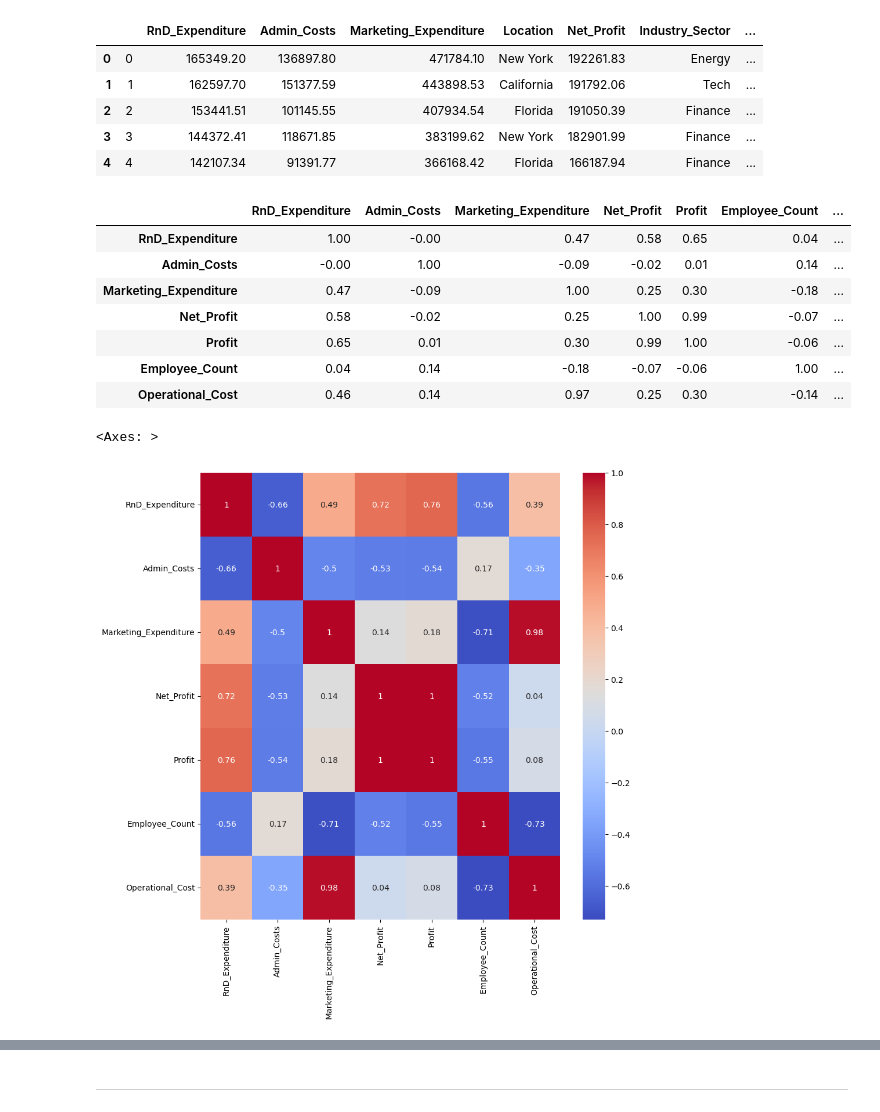
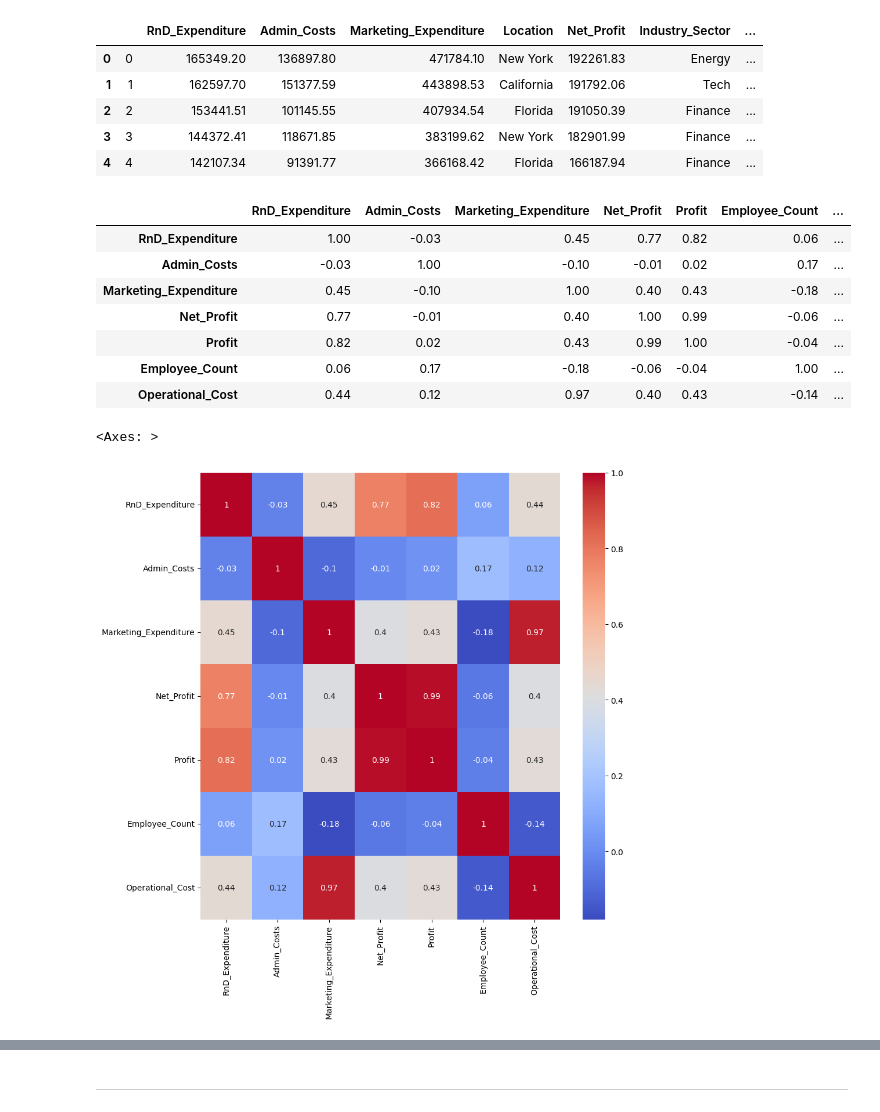
Before and after one commit to lnastri25/POO_UCEMA, a Jupyter notebook: trabajos_practicos/tp_datos/3-startups/startups.ipynb, the cells around one changed output, grey strips where cells are left out. Cells and saved outputs as stored; diff of their text form; code cells hidden in the pictures.

```diff
--- a/trabajos_practicos/tp_datos/3-startups/startups.ipynb
+++ b/trabajos_practicos/tp_datos/3-startups/startups.ipynb
@@ -135,15 +140,21 @@ from funciones.exploratory_data_analysis import is_outlier
 outliers_admin_costs = is_outlier(df_startups["Admin_Costs"], 1.5)
 outlier_values_admin_costs = df_startups["Admin_Costs"][outliers_admin_costs]
 
-# outliers_net_profit = is_outlier(df_startups["Net_Profit"], 1.5)
-# outlier_values_net_profit = df_startups["Net_Profit"][outliers_net_profit]
+outliers_net_profit = is_outlier(df_startups["Net_Profit"], 1.5)
+outlier_values_net_profit = df_startups["Net_Profit"][outliers_net_profit]
+
+outliers_profit = is_outlier(df_startups["Profit"], 1.5)
+outlier_values_profit = df_startups["Profit"][outliers_net_profit]
 
 
 print("Outliers de Admin_Costs:")
 print(outlier_values_admin_costs)
 print("")
-# print("Outliers de Net_Profit:")
-# print(outlier_values_net_profit)
+print("Outliers de Net_Profit:")
+print(outlier_values_net_profit)
+print("")
+print("Outliers de Profit:")
+print(outlier_values_profit)
 # %% [output]
 Outliers de Admin_Costs:
 56    12756.631705
@@ -158,3 +176,7 @@ df_startups = df_startups.drop(outlier_values_admin_costs.index)
+# %%
+df_startups = df_startups.drop(outlier_values_admin_costs.index)
+df_startups = df_startups.drop(outlier_values_net_profit.index)
+#df_startups = df_startups.drop(outlier_values_profit.index) --> se saco previamente (si se prueba esta linea de codigo nos dice que los numeros 51 y 66 no están en el índice)
 # %%
 df_startups.head()
 # %% [output]
@@ -170,22 +192,22 @@ df_variables_numericas_correlacion = round(df_variables_numericas_correlacion.co
 df_variables_numericas_correlacion
 # %% [output]
 |  | RnD_Expenditure | Admin_Costs | Marketing_Expenditure | Net_Profit | Profit | Employee_Count | ... |
-| RnD_Expenditure | 1.00 | -0.00 | 0.47 | 0.58 | 0.65 | 0.04 | ... |
-| Admin_Costs | -0.00 | 1.00 | -0.09 | -0.02 | 0.01 | 0.14 | ... |
-| Marketing_Expenditure | 0.47 | -0.09 | 1.00 | 0.25 | 0.30 | -0.18 | ... |
-| Net_Profit | 0.58 | -0.02 | 0.25 | 1.00 | 0.99 | -0.07 | ... |
-| Profit | 0.65 | 0.01 | 0.30 | 0.99 | 1.00 | -0.06 | ... |
-| Employee_Count | 0.04 | 0.14 | -0.18 | -0.07 | -0.06 | 1.00 | ... |
-| Operational_Cost | 0.46 | 0.14 | 0.97 | 0.25 | 0.30 | -0.14 | ... |
+| RnD_Expenditure | 1.00 | -0.03 | 0.45 | 0.77 | 0.82 | 0.06 | ... |
+| Admin_Costs | -0.03 | 1.00 | -0.10 | -0.01 | 0.02 | 0.17 | ... |
+| Marketing_Expenditure | 0.45 | -0.10 | 1.00 | 0.40 | 0.43 | -0.18 | ... |
+| Net_Profit | 0.77 | -0.01 | 0.40 | 1.00 | 0.99 | -0.06 | ... |
+| Profit | 0.82 | 0.02 | 0.43 | 0.99 | 1.00 | -0.04 | ... |
+| Employee_Count | 0.06 | 0.17 | -0.18 | -0.06 | -0.04 | 1.00 | ... |
+| Operational_Cost | 0.44 | 0.12 | 0.97 | 0.40 | 0.43 | -0.14 | ... |
 # %%
 plt.figure(figsize = (10, 10))
 
 sns.heatmap(
-    round(df_variables_numericas_correlacion.corr(numeric_only=True),2),
+    df_variables_numericas_correlacion,
     cmap = 'coolwarm',
     annot = True,
     annot_kws = {"size": 10}
 )
 # %% [output]
 <Axes: >
-[figure, old version]
+[figure, new version]
```
Also changed, not shown: parts of 13 cells of this notebook.
